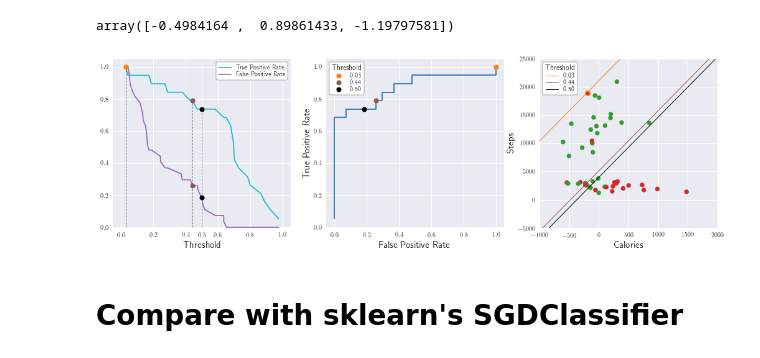
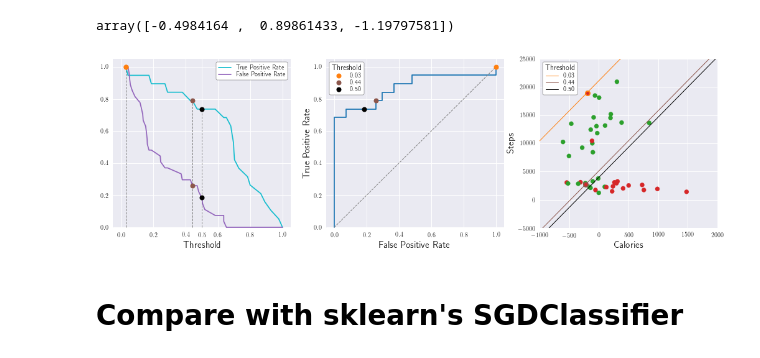
Before and after one commit to khanhnguyendata/logweight, a Jupyter notebook: logweight.ipynb, the cells around one changed output. Saved outputs shown, nothing was run; the diff lists cells and outputs as text; code cells hidden in the pictures.

Commit message:
Fix ROC curve to start at (0, 0)

```diff
--- a/logweight.ipynb
+++ b/logweight.ipynb
@@ -587,7 +587,7 @@ array([-0.4984164 ,  0.89861433, -1.19797581])
 # %%
 probas = log05.predict_proba(X)
 # %%
-thresholds = np.sort(np.append(probas, 0.5))
+thresholds = np.sort(np.append(probas, [0.5, 1]))
 tprs = []
 fprs = []
 
@@ -621,32 +621,33 @@ ax1.legend(frameon=True, framealpha=1, facecolor='white', edgecolor='black', lab
 
 ax2 = fig.add_subplot(1, 3, 2)
 ax2.set_xlim(-0.05, 1.05)
 ax2.set_ylim(-0.003, 1.05)
 ax2.set_xlabel('False Positive Rate', fontsize=15)
 ax2.set_ylabel('True Positive Rate', fontsize=15)
 ax2.plot(fprs, tprs, color='tab:blue', zorder=1)
+ax2.plot([0, 1], [0, 1], '--', color='tab:gray', linewidth=1, zorder=1)
 ax2.scatter(fprs[0], tprs[0], color='tab:orange', linewidth=1, zorder=2, label=f'{thresholds[0]:.2f}')
 ax2.scatter(fprs[24], tprs[24], color='tab:brown', linewidth=1, zorder=2, label=f'{thresholds[24]:.2f}')
 ax2.scatter(fprs[27], tprs[27], color='black', linewidth=1, zorder=2, label=f'{thresholds[27]:.2f}')
 ax2.legend(title="Threshold", loc='upper left', frameon=True, framealpha=1, facecolor='white', edgecolor='black', labelspacing=0.1)
 ax2.get_legend().get_title().set_fontsize(12)
 
 ax3 = fig.add_subplot(1, 3, 3)
 ax3.set_xlim(-1000, 2000)
 ax3.set_ylim(-5000, 25000)
 ax3.set_xlabel(r'Calories', fontsize=15)
 ax3.set_ylabel(r'Steps', fontsize=15)
 ax3.scatter(df['surplus'], df['step'],
            color=list(np.where(y == 1, 'tab:red', 'tab:green')), label='_nolegend_', zorder=1)
 ax3.scatter(df['surplus'].loc[probas == thresholds[24]], df['step'].loc[probas == thresholds[24]],
            color='tab:red', edgecolor='tab:brown', linewidths=2, label='_nolegend_', zorder=2)
 ax3.scatter(df['surplus'].loc[probas == thresholds[0]], df['step'].loc[probas == thresholds[0]],
            color='tab:red', edgecolor='tab:orange', linewidths=2, label='_nolegend_', zorder=2)
 plot_decision_boundary(ax3, log05.theta, threshold=thresholds[0], color='tab:orange', linewidth=1, label=f'{thresholds[0]:.2f}', zorder=1)
 plot_decision_boundary(ax3, log05.theta, threshold=thresholds[24], color='tab:brown', linewidth=1, label=f'{thresholds[24]:.2f}', zorder=1)
 plot_decision_boundary(ax3, log05.theta, threshold=thresholds[27], color='black', linewidth=1, label=f'{thresholds[27]:.2f}', zorder=1)
 ax3.legend(title="Threshold", loc='upper left', frameon=True, framealpha=1, facecolor='white', edgecolor='black', labelspacing=0.1)
 ax3.get_legend().get_title().set_fontsize(12)
 # %% [output]
-[figure, old version]
+[figure, new version]
 # %%
```
Also changed, not shown: parts of 1 cell of this notebook, 1 other file.
